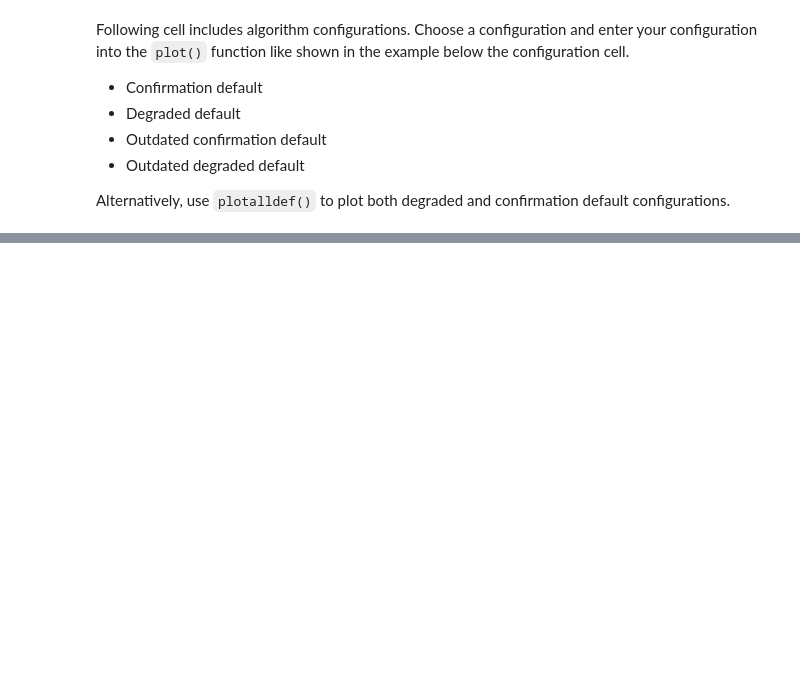
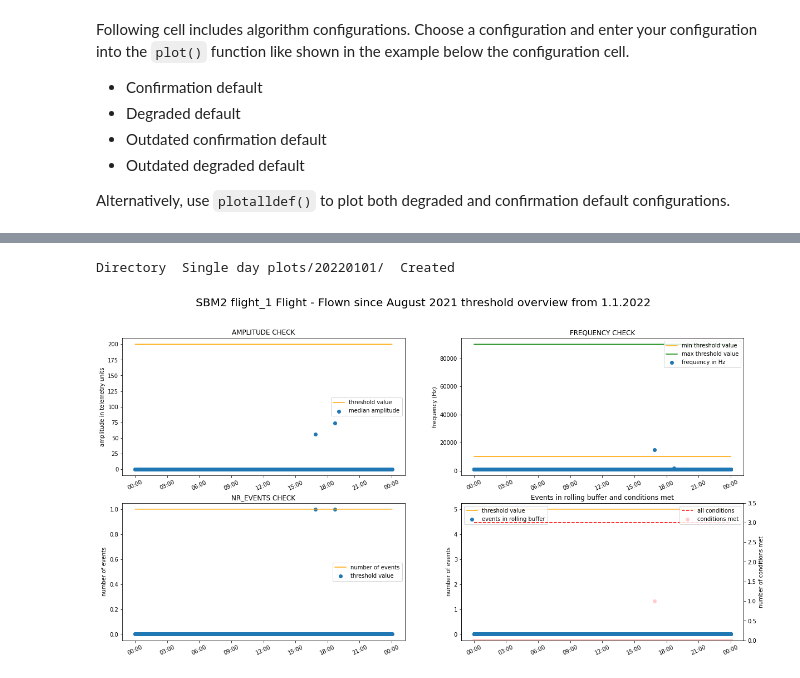
Before and after one commit to formanet415/SBM2-detection, a Jupyter notebook: Single day plotter.ipynb, the cells around one changed output, grey strips where cells are left out. Drawn from its saved outputs; the diff is of its cells as text; code cells hidden in the pictures; blank space fills up the shorter version.

```diff
--- a/Single day plotter.ipynb
+++ b/Single day plotter.ipynb
@@ -277,0 +283,5 @@ Directory  Single day plots/20211007/  Created
+# %%
+plot(2022, 1, 1, flown_1)
+# %% [output]
+Directory  Single day plots/20220101/  Created
+[figure, added]
```
Also changed, not shown: parts of 8 cells of this notebook, 16 other files.
